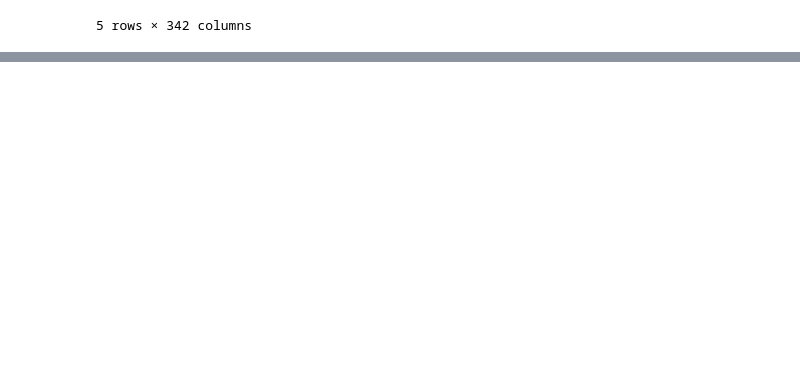
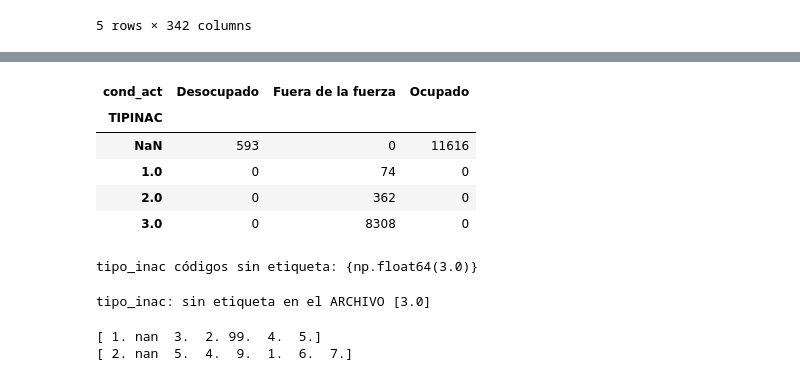
Before and after one commit to hakaiso/proyecto1-ehpm-desempleo, a Jupyter notebook: notebooks/limpieza-portafolio-2025.ipynb, the cells around one changed output, grey strips where cells are left out. Cells and saved outputs as stored; diff of their text form; code cells hidden in the pictures; blank space fills up the shorter version.

```diff
--- a/notebooks/limpieza-portafolio-2025.ipynb
+++ b/notebooks/limpieza-portafolio-2025.ipynb
@@ -114,10 +124,14 @@ Name: count, Length: 111, dtype: int64
 #Pasamos a numéricas las que lo son, y a categorías con texto las de código. Así las tablas se leen solas y se evitan
 # promedios sin sentido sobre códigos.
 
-for c in ["edad", "horas", "salmin", "factor"]:
-    base[c] = pd.to_numeric(base[c], errors="coerce")
+for c in ["edad", "horas_principal", "ytraop", "ytraos", "ytrab", "salmin", "factor"]:
+    base[c] = pd.to_numeric(crudo[c], errors="coerce")
 
 etiquetas = {
+    "departamento":  {1: "Atlántida", 2: "Colón", 3: "Comayagua", 4: "Copán", 5: "Cortés", 6: "Choluteca",
+          7: "El Paraíso", 8: "Francisco Morazán", 9: "Gracias a Dios", 10: "Intibucá",
+          11: "Islas de la Bahía", 12: "La Paz", 13: "Lempira", 14: "Ocotepeque", 15: "Olancho",
+          16: "Santa Bárbara", 17: "Valle", 18: "Yoro"},
     "sexo":     {1: "Hombre", 2: "Mujer"},
     "area":     {1: "Urbana", 2: "Rural"},
     "dominio":  {1: "Distrito Central", 2: "San Pedro Sula",
@@ -126,8 +140,9 @@ etiquetas = {
                   6: "Técnico superior (1-3)", 7: "Superior no universitaria (1-4)", 8: "Superior universitaria (1-8)",
                   9: "Especialidad (1-3)", 10: "Maestria (1-2)", 11: "Doctorado (1-4)", 99: "No sabe /  No responde"},
     "cond_act": {1: "Ocupado", 2: "Desocupado", 3: "Fuera de la fuerza"},
-    "tipo_inac": {1: "Potencialmente Activos", 2: "Desalentados"},
+    "tipo_inac": {1: "Potencialmente Activos", 2: "Desalentados", 3: "Inactivos fuera de la fuerza de trabajo potencial"},
     "subocup": {1: "Sin problemas de empleo", 2: "Subocupados por tiempo de trabajo", 3: "Subocupados por ingreso"},
+    "desea_mas_horas": {1: "Sí", 2: "No", 9: "No sabe"},
     "categoria" : {1: "Empleado u obrero público", 2: "Empleado u obrero privado", 3: "Empleado doméstico", 4: "Cuenta propia",
                     5: "Aprendiz", 6: "Trabajador familiar", 7: "Contratista dependiente", 8: "No declaró categoría"},
     "rama" : {1: "Agricultura, ganadería, silvicultura y pesca", 2: "Explotacion de minas y canteras", 3: "Manufacturera",
@@ -139,9 +154,18 @@ etiquetas = {
               16: "Enseñanza", 17: "Actividades de atención de la salud humana y de asistencia social", 18: "Actividades artísticas, de entretenimiento y recreativas",
               19: "Otras actividades de servicios", 20: "Actividades de los hogares como empleadores actividades no diferenciadas de los hogares como productores de bienes y ser",
               21: "Actividades de organizaciones y órganos extraterritoriales", 22: "Rama sin especificar", 23: "Busca trabajo por primera vez",
-              99: "Ns/Nr"}
+              99: "Ns/Nr"},
+    "aguinaldo": {1: "Sí", 2: "No"},
+    "catorceavo": {1: "Sí", 2: "No"},
+    "vacaciones": {1: "Sí", 2: "No"},
+    "nsalmin": {1: "De menos de 1 salario", 2: "De 1 a 2 salarios", 3: "De 2 a 3 salarios",
+            4: "De 3 a 4 salarios", 5: "De 4 y más salarios", 99: "No declaran ingresos"},
+
+    "numsalmin": {1: "Menos de 1 salario y trabaja <36 horas", 2: "Menos de 1 salario y trabaja >=36 horas",
+              3: "Menos de 1 salario y no declara horas", 4: "De 1 a 2 salarios", 5: "De 2 a 3 salarios",
+              6: "De 3 a 4 salarios", 7: "De 4 salarios y más", 9: "No declara ingresos"},
 }
 for c, mapa in etiquetas.items():
-    base[c] = base[c].map(mapa).astype("category")
+    base[c] = crudo[c].map(mapa).astype("category")
 base.dtypes
 # %% [output]
@@ -162,0 +226,25 @@ dtype: object
+# %%
+pd.crosstab(df['TIPINAC'], base['cond_act'], dropna=False)
+# %% [output]
+| cond_act | Desocupado | Fuera de la fuerza | Ocupado |
+| TIPINAC |  |  |  |
+| NaN | 593 | 0 | 11616 |
+| 1.0 | 0 | 74 | 0 |
+| 2.0 | 0 | 362 | 0 |
+| 3.0 | 0 | 8308 | 0 |
+# %%
+# 1) ¿el mapeo creó vacíos que antes no existían?
+for c, orig in COLS.items():
+    antes, despues = df[orig].isna().sum(), base[c].isna().sum()
+    if antes != despues:
+        print(c, 'vacíos antes:', antes, 'después:', despues)
+
+# 2) ¿hay códigos en los datos sin etiqueta en el archivo?
+for c, orig in COLS.items():
+    etq = meta.variable_value_labels.get(orig)
+    if etq:
+        sin_etiqueta = set(df[orig].dropna().unique()) - set(etq)
+        if sin_etiqueta:
+            print(c, 'códigos sin etiqueta:', sin_etiqueta)
+# %% [output]
+tipo_inac códigos sin etiqueta: {np.float64(3.0)}
@@ -162,0 +263,23 @@ dtype: object
+# %%
+for c in etiquetas:
+    en_datos = {float(x) for x in crudo[c].dropna().unique()}
+    en_meta  = {float(x) for x in meta.variable_value_labels.get(COLS[c], {})}
+    en_dicc  = {float(x) for x in etiquetas[c]}
+    if en_datos - en_dicc:
+        print(f"{c}: sin etiqueta en TU diccionario {sorted(en_datos - en_dicc)}")
+    if en_datos - en_meta:
+        print(f"{c}: sin etiqueta en el ARCHIVO {sorted(en_datos - en_meta)}")
+# %% [output]
+tipo_inac: sin etiqueta en el ARCHIVO [3.0]
+# %%
+#print(base["horas"].unique())          # array con los valores distintos
+#print(base["horas"].value_counts())   # cada valor con su frecuencia, de mayor a menor
+print(base["nsalmin"].unique())
+#print(base["nsalmin"].value_counts())
+#print(base["salmin"].unique())
+#print(base["salmin"].value_counts())
+print(df["NUMSALMIN"].unique())
+#print(df["NUMSALMIN"].value_counts())
+# %% [output]
+[ 1. nan  3.  2. 99.  4.  5.]
+[ 2. nan  5.  4.  9.  1.  6.  7.]
```
Also changed, not shown: parts of 10 cells of this notebook, 2 other files.
